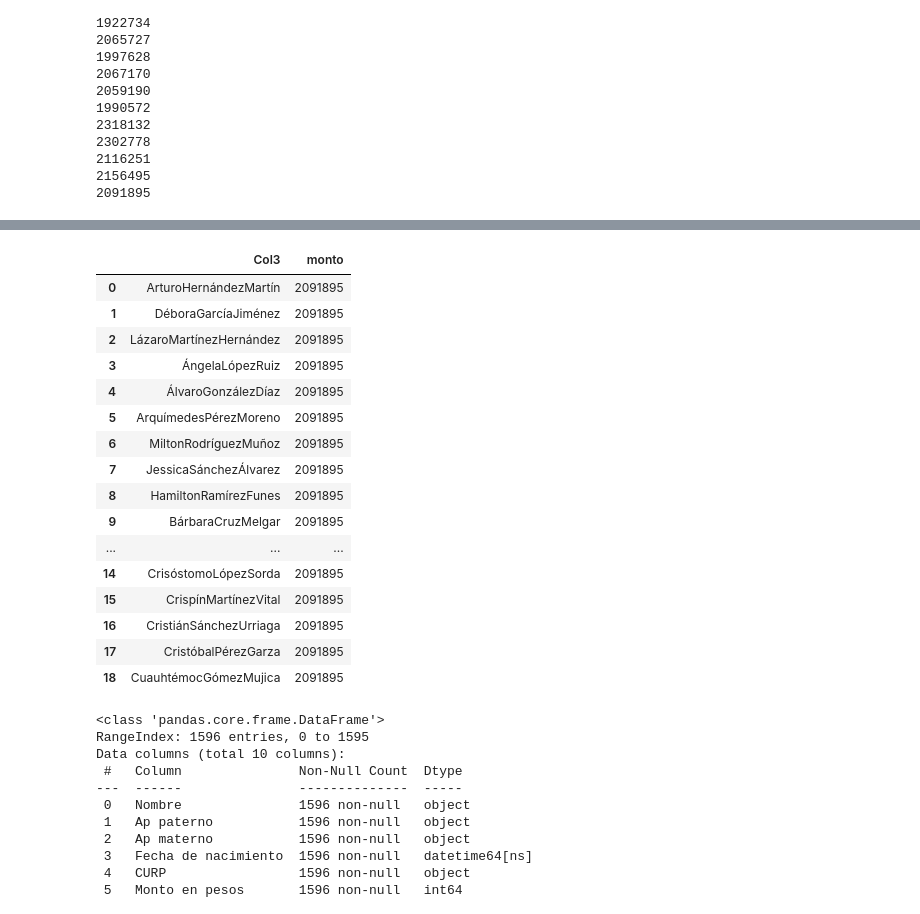
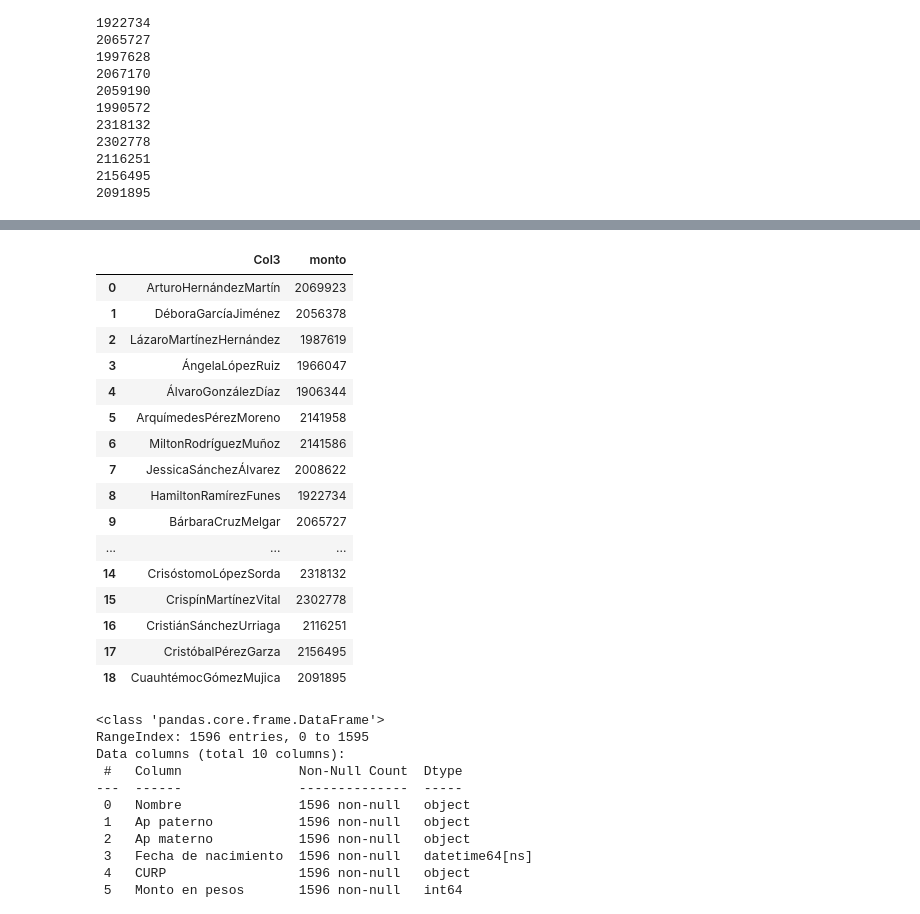
Before and after one commit to okadath/data_mining, a Jupyter notebook: Untitled.ipynb, the cells around one changed output, grey strips where cells are left out. Saved outputs shown, nothing was run; the diff lists cells and outputs as text; code cells hidden in the pictures.

```diff
--- a/Untitled.ipynb
+++ b/Untitled.ipynb
@@ -137,3 +139,11 @@ for i in df_users["Col3"]:
 2116251
 2156495
 2091895
+# %%
+val=[]
+
+
+for i in df_users["Col3"]:
+    val.append(df.loc[(df['Col3_clean']==i)]["Monto en pesos"].sum())
+
+val
@@ -139,0 +170,3 @@ for i in df_users["Col3"]:
+# %%
+df_prices = pd.DataFrame(val)
+df_prices
@@ -140,22 +191,23 @@ for i in df_users["Col3"]:
 # %%
+df_users["monto"]=df_prices
 df_users
 # %% [output]
 |  | Col3 | monto |
-| 0 | ArturoHernándezMartín | 2091895 |
-| 1 | DéboraGarcíaJiménez | 2091895 |
-| 2 | LázaroMartínezHernández | 2091895 |
-| 3 | ÁngelaLópezRuiz | 2091895 |
-| 4 | ÁlvaroGonzálezDíaz | 2091895 |
-| 5 | ArquímedesPérezMoreno | 2091895 |
-| 6 | MiltonRodríguezMuñoz | 2091895 |
-| 7 | JessicaSánchezÁlvarez | 2091895 |
-| 8 | HamiltonRamírezFunes | 2091895 |
-| 9 | BárbaraCruzMelgar | 2091895 |
+| 0 | ArturoHernándezMartín | 2069923 |
+| 1 | DéboraGarcíaJiménez | 2056378 |
+| 2 | LázaroMartínezHernández | 1987619 |
+| 3 | ÁngelaLópezRuiz | 1966047 |
+| 4 | ÁlvaroGonzálezDíaz | 1906344 |
+| 5 | ArquímedesPérezMoreno | 2141958 |
+| 6 | MiltonRodríguezMuñoz | 2141586 |
+| 7 | JessicaSánchezÁlvarez | 2008622 |
+| 8 | HamiltonRamírezFunes | 1922734 |
+| 9 | BárbaraCruzMelgar | 2065727 |
 | ... | ... | ... |
-| 14 | CrisóstomoLópezSorda | 2091895 |
-| 15 | CrispínMartínezVital | 2091895 |
-| 16 | CristiánSánchezUrriaga | 2091895 |
-| 17 | CristóbalPérezGarza | 2091895 |
+| 14 | CrisóstomoLópezSorda | 2318132 |
+| 15 | CrispínMartínezVital | 2302778 |
+| 16 | CristiánSánchezUrriaga | 2116251 |
+| 17 | CristóbalPérezGarza | 2156495 |
 | 18 | CuauhtémocGómezMujica | 2091895 |
 # %%
 df.info()
```
Also changed, not shown: parts of 18 cells of this notebook.
